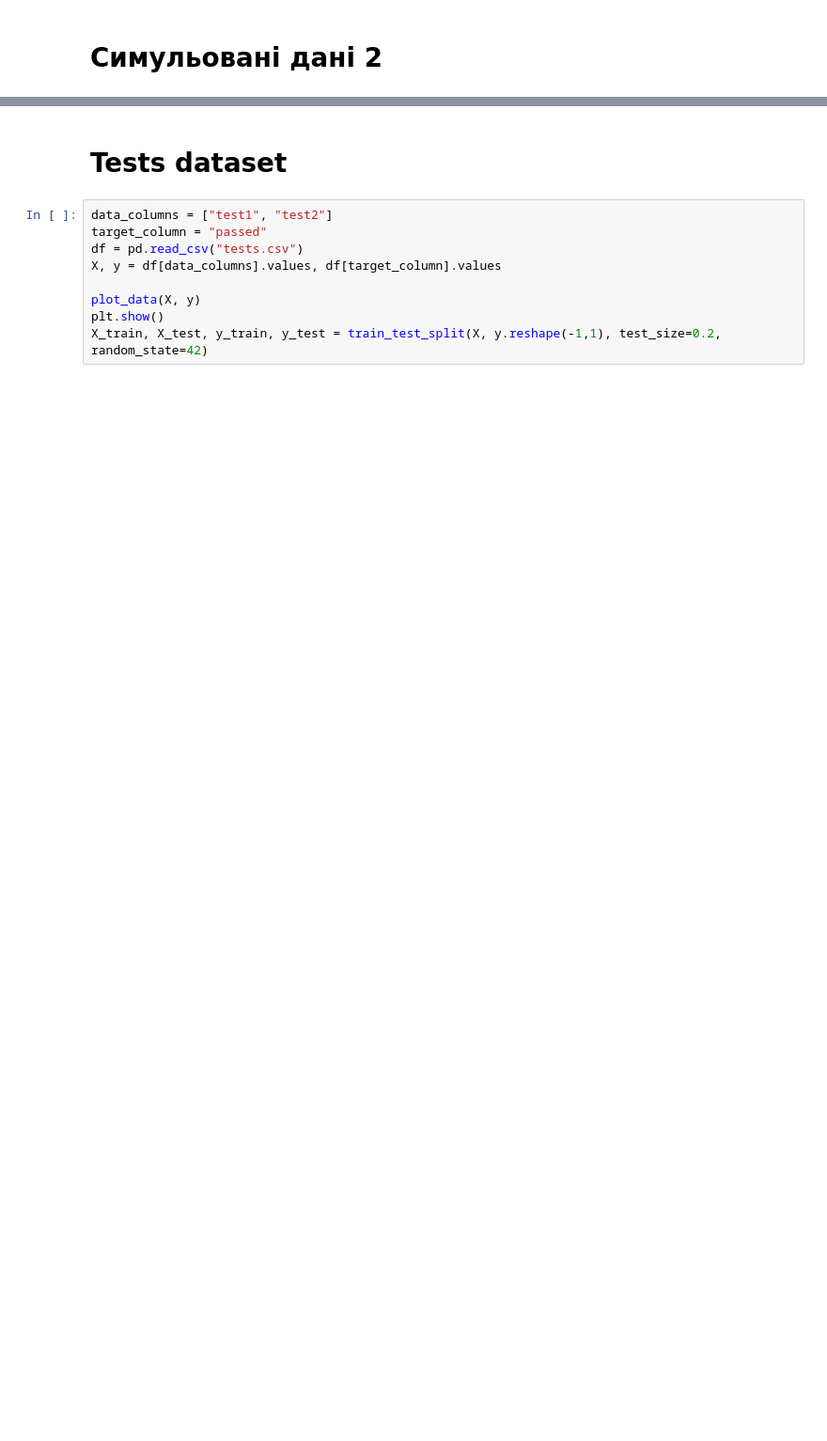
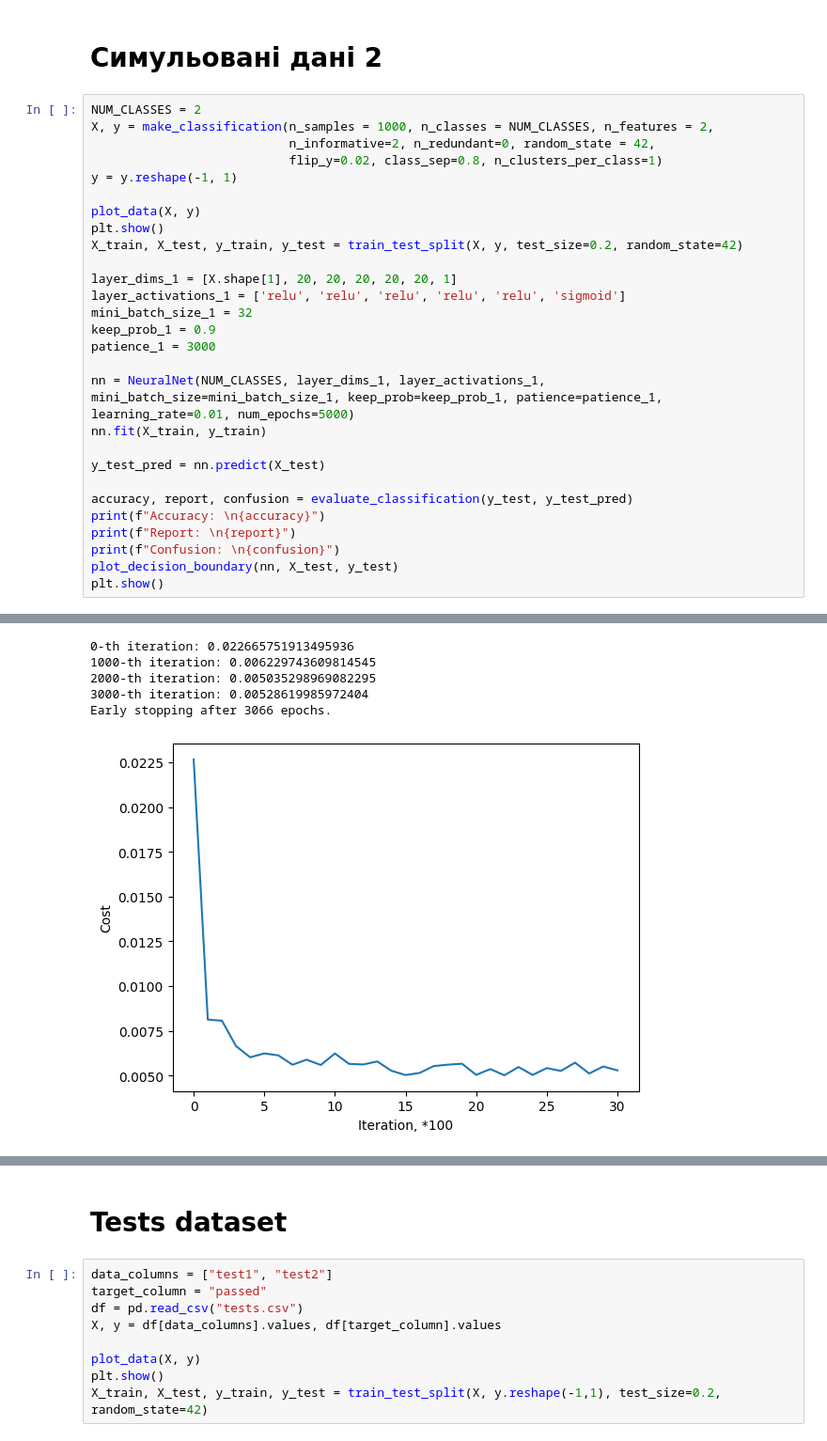
Before and after one commit to Vladkutsyk/ML__INTRO, a Jupyter notebook: Task3/NeuralNet simple.ipynb, the cells around one changed output, grey strips where cells are left out. Shown at 94% size. Drawn from its saved outputs; the diff is of its cells as text; blank space fills up the shorter version.

```diff
--- a/Task3/NeuralNet simple.ipynb
+++ b/Task3/NeuralNet simple.ipynb
@@ -646,2 +538,31 @@ Confusion:
 # %% [markdown]
 # Симульовані дані 2
+# %%
+NUM_CLASSES = 2
+X, y = make_classification(n_samples = 1000, n_classes = NUM_CLASSES, n_features = 2,
+                           n_informative=2, n_redundant=0, random_state = 42,
+                           flip_y=0.02, class_sep=0.8, n_clusters_per_class=1)
+y = y.reshape(-1, 1)
+
+plot_data(X, y)
+plt.show()
+X_train, X_test, y_train, y_test = train_test_split(X, y, test_size=0.2, random_state=42)
+
+layer_dims_1 = [X.shape[1], 20, 20, 20, 20, 20, 1]
+layer_activations_1 = ['relu', 'relu', 'relu', 'relu', 'relu', 'sigmoid']
+mini_batch_size_1 = 32
+keep_prob_1 = 0.9
+patience_1 = 3000
+
+nn = NeuralNet(NUM_CLASSES, layer_dims_1, layer_activations_1, mini_batch_size=mini_batch_size_1, keep_prob=keep_prob_1, patience=patience_1, learning_rate=0.01, num_epochs=5000)
+nn.fit(X_train, y_train)
+
+y_test_pred = nn.predict(X_test)
+
+accuracy, report, confusion = evaluate_classification(y_test, y_test_pred)
+print(f"Accuracy: \n{accuracy}")
+print(f"Report: \n{report}")
+print(f"Confusion: \n{confusion}")
+plot_decision_boundary(nn, X_test, y_test)
+plt.show()
+# %% [output]
@@ -647,0 +570,6 @@ Confusion:
+0-th iteration: 0.022665751913495936
+1000-th iteration: 0.006229743609814545
+2000-th iteration: 0.005035298969082295
+3000-th iteration: 0.00528619985972404
+Early stopping after 3066 epochs.
+[figure, added]
```
Also changed, not shown: parts of 19 cells of this notebook.
